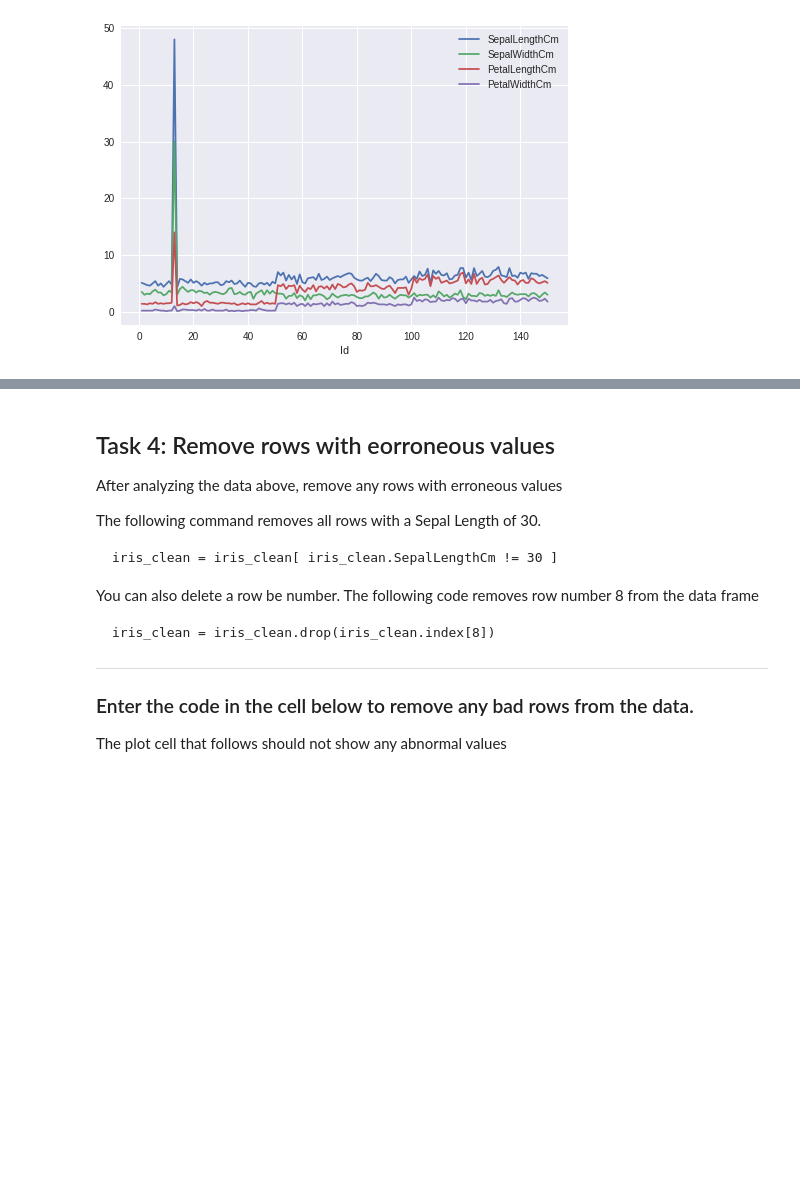
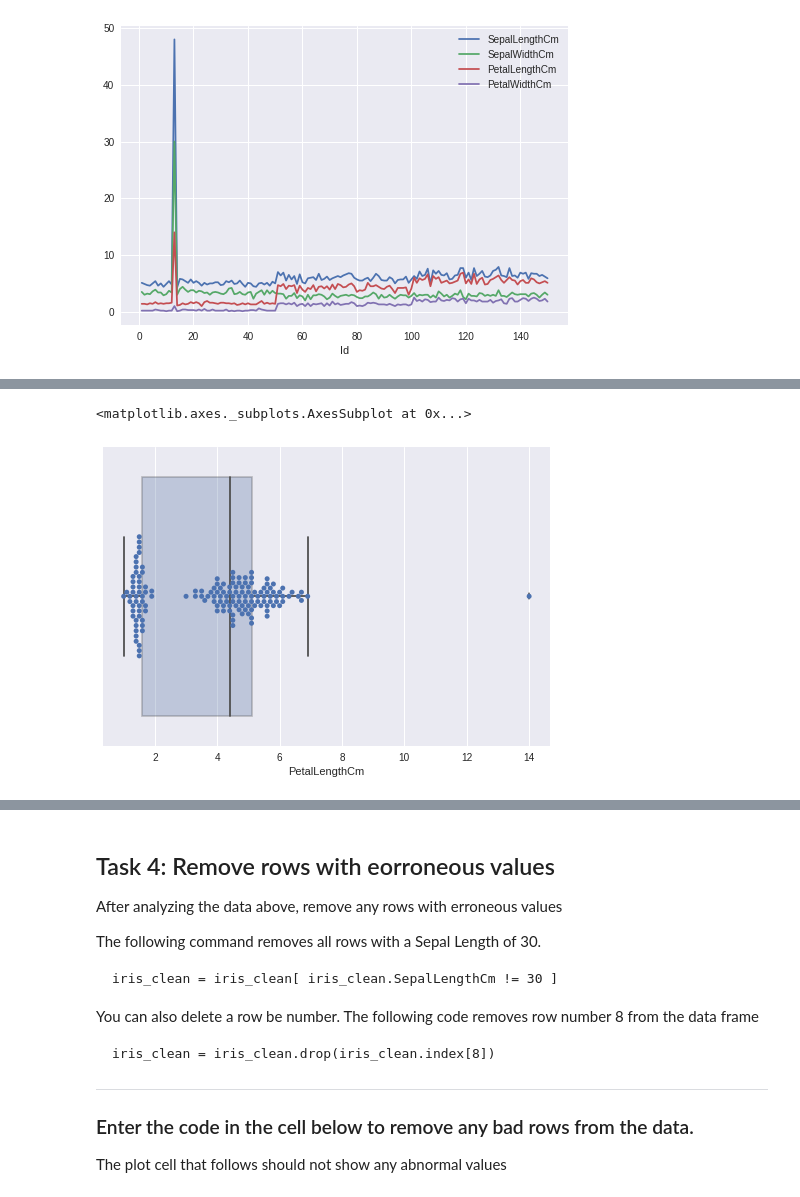
Before and after one commit to CIS3115-Machine-Learning-Scholastica/CIS3115ML-Units1and2, a Jupyter notebook: Practice_2_Iris_data_visualizations.ipynb, the cells around one changed output, grey strips where cells are left out. Drawn from its saved outputs; the diff is of its cells as text; code cells hidden in the pictures; blank space fills up the shorter version.

```diff
--- a/Practice_2_Iris_data_visualizations.ipynb
+++ b/Practice_2_Iris_data_visualizations.ipynb
@@ -264,5 +285,3 @@ iris_clean.plot()
 # %% [output]
 <matplotlib.axes._subplots.AxesSubplot at 0x...>
 [figure]
-# %%
-iris_clean = iris_clean[ iris_clean.SepalLengthCm != 40 ]
@@ -268,0 +304,6 @@ iris_clean = iris_clean[ iris_clean.SepalLengthCm != 40 ]
+# %%
+sns.swarmplot("PetalLengthCm", data=iris_clean)
+sns.boxplot(x="PetalLengthCm", data=iris_clean, boxprops=dict(alpha=.3))
+# %% [output]
+<matplotlib.axes._subplots.AxesSubplot at 0x...>
+[figure, added]
```
Also changed, not shown: parts of 14 cells of this notebook.
